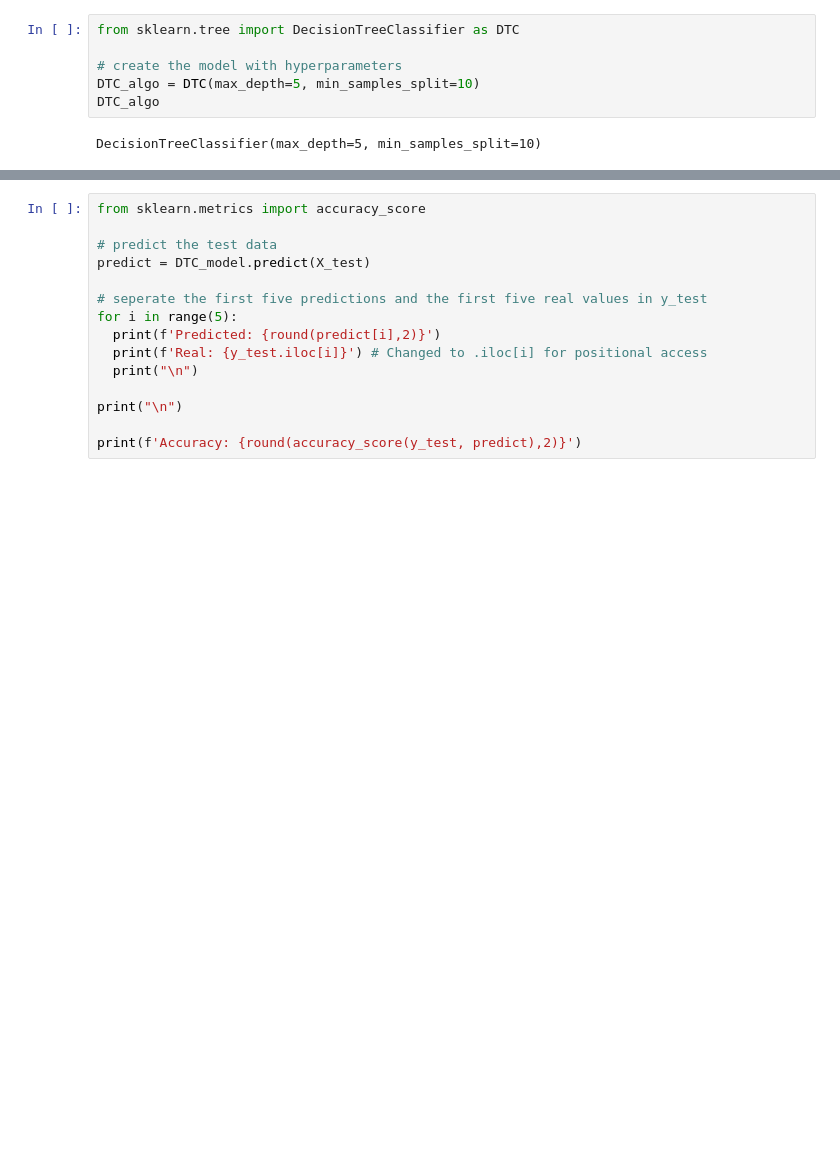
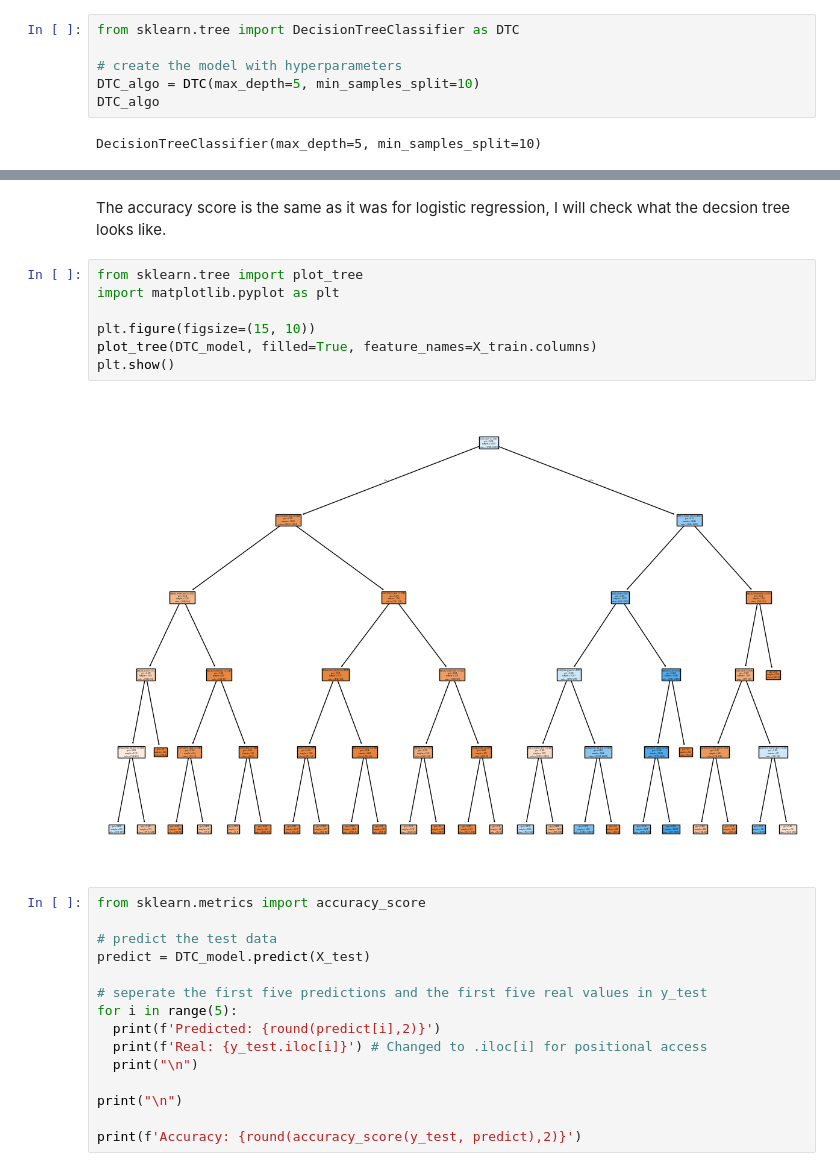
Before and after one commit to u5638928/u5638928-DataScience-GenAI-Submissions, a Jupyter notebook: Machine_learning_practice.ipynb, the cells around one changed output, grey strips where cells are left out. Saved outputs shown, nothing was run; the diff lists cells and outputs as text; blank space fills up the shorter version.

```diff
--- a/Machine_learning_practice.ipynb
+++ b/Machine_learning_practice.ipynb
@@ -190,3 +190,14 @@ DecisionTreeClassifier()
+# %% [markdown]
+The accuracy score is the same as it was for logistic regression, I will check what the decsion tree looks like.
+# %%
+from sklearn.tree import plot_tree
+import matplotlib.pyplot as plt
+
+plt.figure(figsize=(15, 10))
+plot_tree(DTC_model, filled=True, feature_names=X_train.columns)
+plt.show()
+# %% [output]
+[figure, added]
 # %%
 from sklearn.metrics import accuracy_score
 
```
Also changed, not shown: parts of 12 cells of this notebook.
